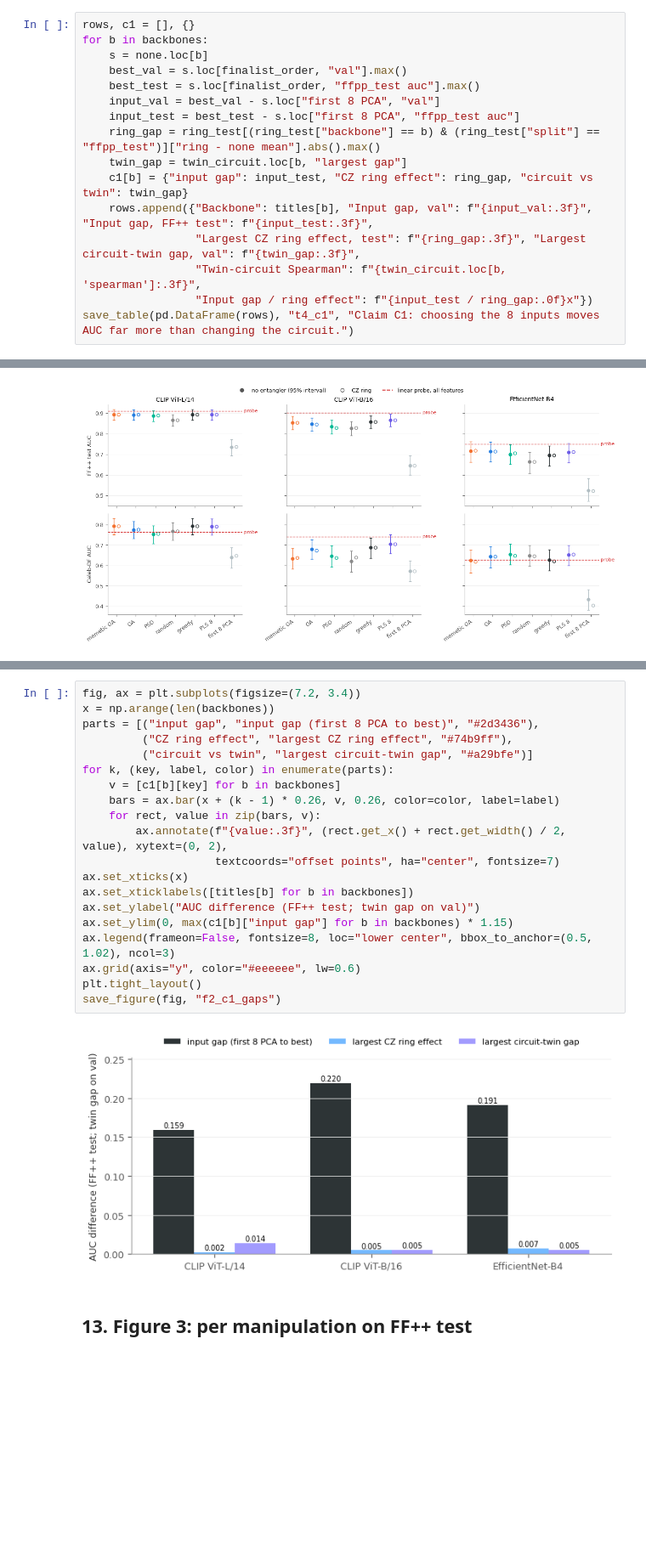
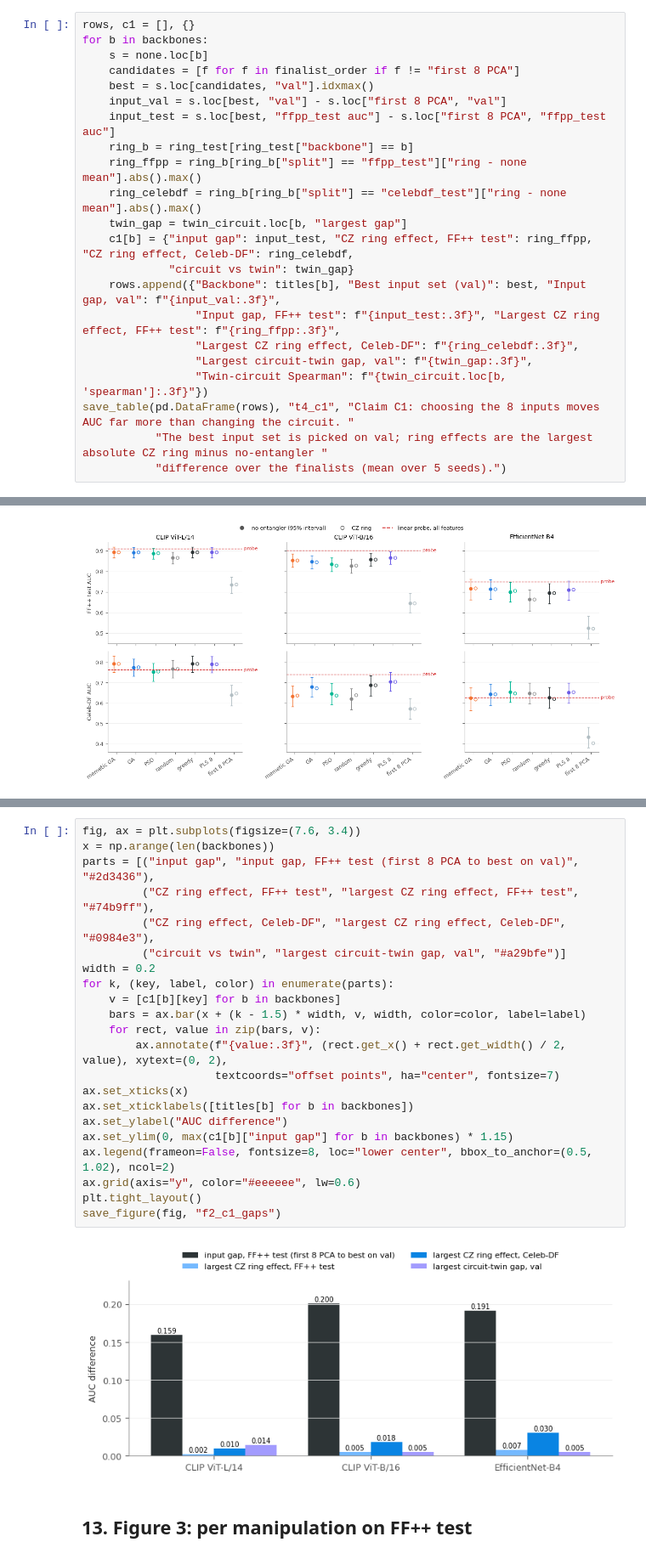
Before and after one commit to Malakk810/quantum-deepfake-nic, a Jupyter notebook: notebooks/paper_figures.ipynb, the cells around one changed output, grey strips where cells are left out. Shown at 85% size. Drawn from its saved outputs; the diff is of its cells as text; blank space fills up the shorter version.

Commit message:
Pick the table 4 input gap on val and report the ring effect on both test sets

```diff
--- a/notebooks/paper_figures.ipynb
+++ b/notebooks/paper_figures.ipynb
@@ -239,16 +239,22 @@ Input gap: the best input set minus the first 8 PCA components (no entangler), o
 rows, c1 = [], {}
 for b in backbones:
     s = none.loc[b]
-    best_val = s.loc[finalist_order, "val"].max()
-    best_test = s.loc[finalist_order, "ffpp_test auc"].max()
-    input_val = best_val - s.loc["first 8 PCA", "val"]
-    input_test = best_test - s.loc["first 8 PCA", "ffpp_test auc"]
-    ring_gap = ring_test[(ring_test["backbone"] == b) & (ring_test["split"] == "ffpp_test")]["ring - none mean"].abs().max()
+    candidates = [f for f in finalist_order if f != "first 8 PCA"]
+    best = s.loc[candidates, "val"].idxmax()
+    input_val = s.loc[best, "val"] - s.loc["first 8 PCA", "val"]
+    input_test = s.loc[best, "ffpp_test auc"] - s.loc["first 8 PCA", "ffpp_test auc"]
+    ring_b = ring_test[ring_test["backbone"] == b]
+    ring_ffpp = ring_b[ring_b["split"] == "ffpp_test"]["ring - none mean"].abs().max()
+    ring_celebdf = ring_b[ring_b["split"] == "celebdf_test"]["ring - none mean"].abs().max()
     twin_gap = twin_circuit.loc[b, "largest gap"]
-    c1[b] = {"input gap": input_test, "CZ ring effect": ring_gap, "circuit vs twin": twin_gap}
-    rows.append({"Backbone": titles[b], "Input gap, val": f"{input_val:.3f}", "Input gap, FF++ test": f"{input_test:.3f}",
-                 "Largest CZ ring effect, test": f"{ring_gap:.3f}", "Largest circuit-twin gap, val": f"{twin_gap:.3f}",
-                 "Twin-circuit Spearman": f"{twin_circuit.loc[b, 'spearman']:.3f}",
-                 "Input gap / ring effect": f"{input_test / ring_gap:.0f}x"})
-save_table(pd.DataFrame(rows), "t4_c1", "Claim C1: choosing the 8 inputs moves AUC far more than changing the circuit.")
+    c1[b] = {"input gap": input_test, "CZ ring effect, FF++ test": ring_ffpp, "CZ ring effect, Celeb-DF": ring_celebdf,
+             "circuit vs twin": twin_gap}
+    rows.append({"Backbone": titles[b], "Best input set (val)": best, "Input gap, val": f"{input_val:.3f}",
+                 "Input gap, FF++ test": f"{input_test:.3f}", "Largest CZ ring effect, FF++ test": f"{ring_ffpp:.3f}",
+                 "Largest CZ ring effect, Celeb-DF": f"{ring_celebdf:.3f}",
+                 "Largest circuit-twin gap, val": f"{twin_gap:.3f}",
+                 "Twin-circuit Spearman": f"{twin_circuit.loc[b, 'spearman']:.3f}"})
+save_table(pd.DataFrame(rows), "t4_c1", "Claim C1: choosing the 8 inputs moves AUC far more than changing the circuit. "
+           "The best input set is picked on val; ring effects are the largest absolute CZ ring minus no-entangler "
+           "difference over the finalists (mean over 5 seeds).")
 # %% [output]
@@ -394,25 +402,27 @@ save_figure(fig, "f1_test_auc")
 # %%
-fig, ax = plt.subplots(figsize=(7.2, 3.4))
+fig, ax = plt.subplots(figsize=(7.6, 3.4))
 x = np.arange(len(backbones))
-parts = [("input gap", "input gap (first 8 PCA to best)", "#2d3436"),
-         ("CZ ring effect", "largest CZ ring effect", "#74b9ff"),
-         ("circuit vs twin", "largest circuit-twin gap", "#a29bfe")]
+parts = [("input gap", "input gap, FF++ test (first 8 PCA to best on val)", "#2d3436"),
+         ("CZ ring effect, FF++ test", "largest CZ ring effect, FF++ test", "#74b9ff"),
+         ("CZ ring effect, Celeb-DF", "largest CZ ring effect, Celeb-DF", "#0984e3"),
+         ("circuit vs twin", "largest circuit-twin gap, val", "#a29bfe")]
+width = 0.2
 for k, (key, label, color) in enumerate(parts):
     v = [c1[b][key] for b in backbones]
-    bars = ax.bar(x + (k - 1) * 0.26, v, 0.26, color=color, label=label)
+    bars = ax.bar(x + (k - 1.5) * width, v, width, color=color, label=label)
     for rect, value in zip(bars, v):
         ax.annotate(f"{value:.3f}", (rect.get_x() + rect.get_width() / 2, value), xytext=(0, 2),
                     textcoords="offset points", ha="center", fontsize=7)
 ax.set_xticks(x)
 ax.set_xticklabels([titles[b] for b in backbones])
-ax.set_ylabel("AUC difference (FF++ test; twin gap on val)")
+ax.set_ylabel("AUC difference")
 ax.set_ylim(0, max(c1[b]["input gap"] for b in backbones) * 1.15)
-ax.legend(frameon=False, fontsize=8, loc="lower center", bbox_to_anchor=(0.5, 1.02), ncol=3)
+ax.legend(frameon=False, fontsize=8, loc="lower center", bbox_to_anchor=(0.5, 1.02), ncol=2)
 ax.grid(axis="y", color="#eeeeee", lw=0.6)
 plt.tight_layout()
 save_figure(fig, "f2_c1_gaps")
 # %% [output]
-[figure, old version]
+[figure, new version]
 # %% [markdown]
 ## 13. Figure 3: per manipulation on FF++ test
 # %%
```
Also changed, not shown: parts of 4 cells of this notebook, 1 other file.
